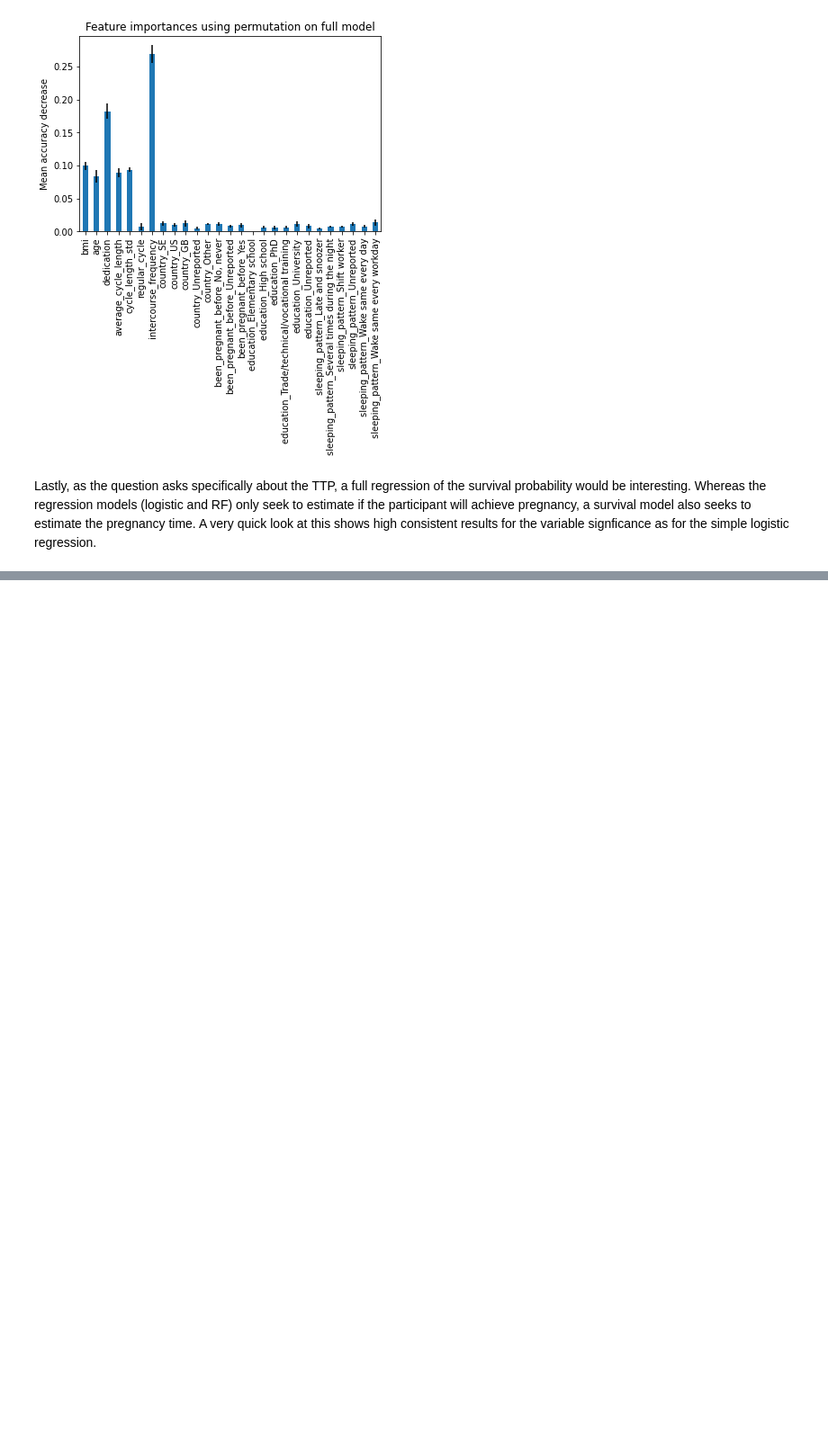
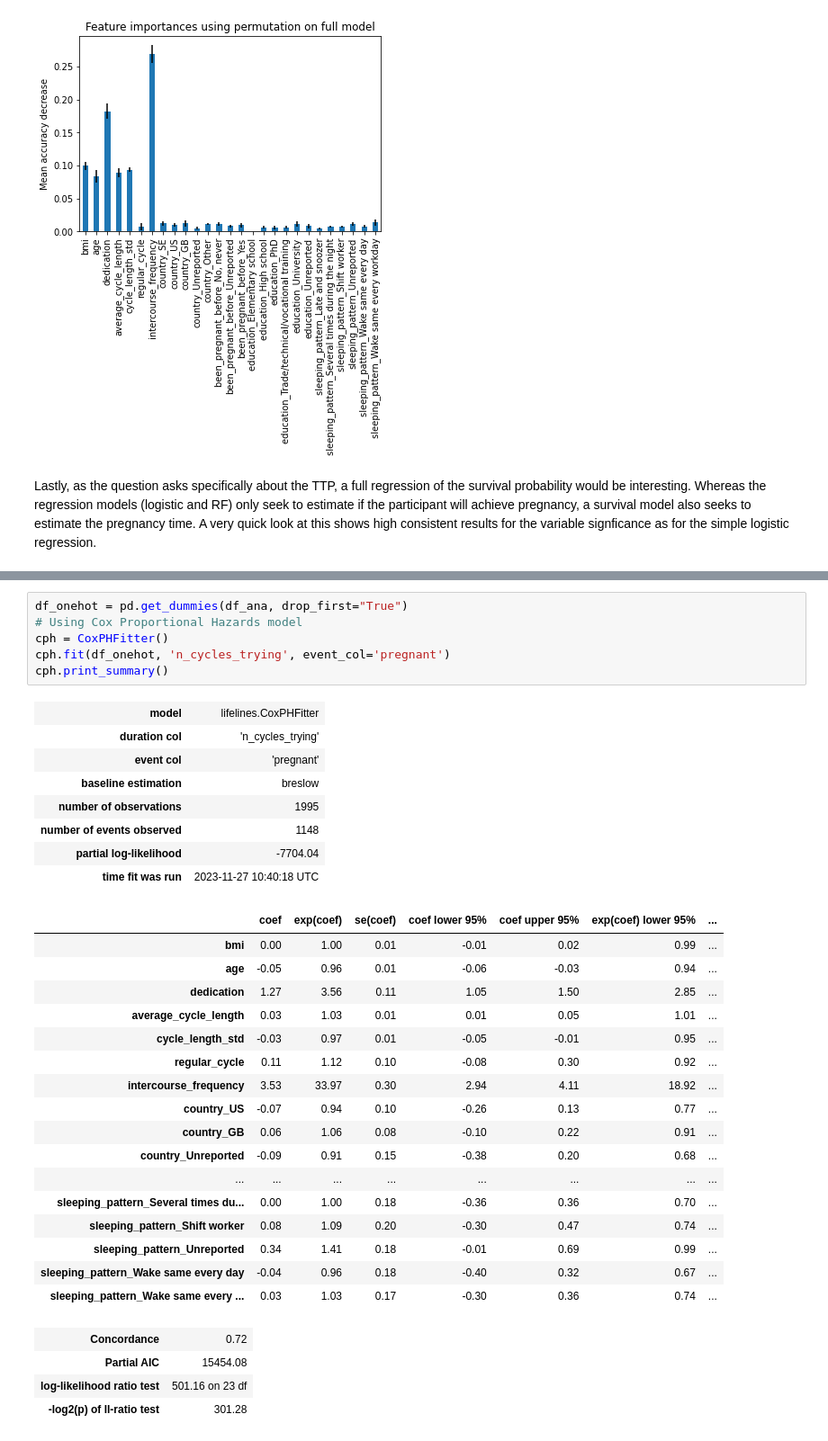
Before and after one commit to kdlong/NCA, a Jupyter notebook: importance_analysis.ipynb, the cells around one changed output, grey strips where cells are left out. Shown at 90% size. Drawn from its saved outputs; the diff is of its cells as text; blank space fills up the shorter version.

```diff
--- a/importance_analysis.ipynb
+++ b/importance_analysis.ipynb
@@ -389,0 +437,36 @@ cph.print_summary()
+# %%
+df_onehot = pd.get_dummies(df_ana, drop_first="True")
+# Using Cox Proportional Hazards model
+cph = CoxPHFitter()
+cph.fit(df_onehot, 'n_cycles_trying', event_col='pregnant')
+cph.print_summary()
+# %% [output]
+| model | lifelines.CoxPHFitter |
+| duration col | 'n_cycles_trying' |
+| event col | 'pregnant' |
+| baseline estimation | breslow |
+| number of observations | 1995 |
+| number of events observed | 1148 |
+| partial log-likelihood | -7704.04 |
+| time fit was run | 2023-11-27 10:40:18 UTC |
+|  | coef | exp(coef) | se(coef) | coef lower 95% | coef upper 95% | exp(coef) lower 95% | ... |
+| bmi | 0.00 | 1.00 | 0.01 | -0.01 | 0.02 | 0.99 | ... |
+| age | -0.05 | 0.96 | 0.01 | -0.06 | -0.03 | 0.94 | ... |
+| dedication | 1.27 | 3.56 | 0.11 | 1.05 | 1.50 | 2.85 | ... |
+| average_cycle_length | 0.03 | 1.03 | 0.01 | 0.01 | 0.05 | 1.01 | ... |
+| cycle_length_std | -0.03 | 0.97 | 0.01 | -0.05 | -0.01 | 0.95 | ... |
+| regular_cycle | 0.11 | 1.12 | 0.10 | -0.08 | 0.30 | 0.92 | ... |
+| intercourse_frequency | 3.53 | 33.97 | 0.30 | 2.94 | 4.11 | 18.92 | ... |
+| country_US | -0.07 | 0.94 | 0.10 | -0.26 | 0.13 | 0.77 | ... |
+| country_GB | 0.06 | 1.06 | 0.08 | -0.10 | 0.22 | 0.91 | ... |
+| country_Unreported | -0.09 | 0.91 | 0.15 | -0.38 | 0.20 | 0.68 | ... |
+| ... | ... | ... | ... | ... | ... | ... | ... |
+| sleeping_pattern_Several times du... | 0.00 | 1.00 | 0.18 | -0.36 | 0.36 | 0.70 | ... |
+| sleeping_pattern_Shift worker | 0.08 | 1.09 | 0.20 | -0.30 | 0.47 | 0.74 | ... |
+| sleeping_pattern_Unreported | 0.34 | 1.41 | 0.18 | -0.01 | 0.69 | 0.99 | ... |
+| sleeping_pattern_Wake same every day | -0.04 | 0.96 | 0.18 | -0.40 | 0.32 | 0.67 | ... |
+| sleeping_pattern_Wake same every ... | 0.03 | 1.03 | 0.17 | -0.30 | 0.36 | 0.74 | ... |
+| Concordance | 0.72 |
+| Partial AIC | 15454.08 |
+| log-likelihood ratio test | 501.16 on 23 df |
+| -log2(p) of ll-ratio test | 301.28 |
```
Also changed, not shown: parts of 5 cells of this notebook.
